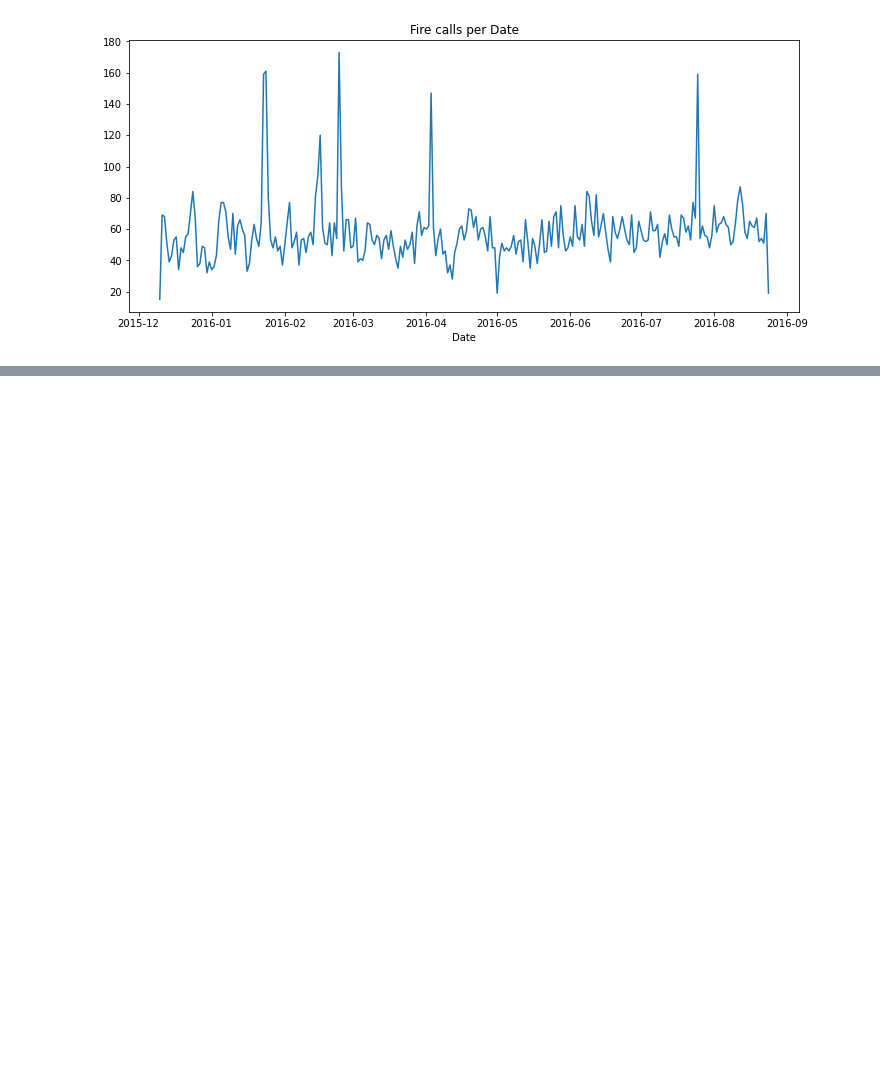
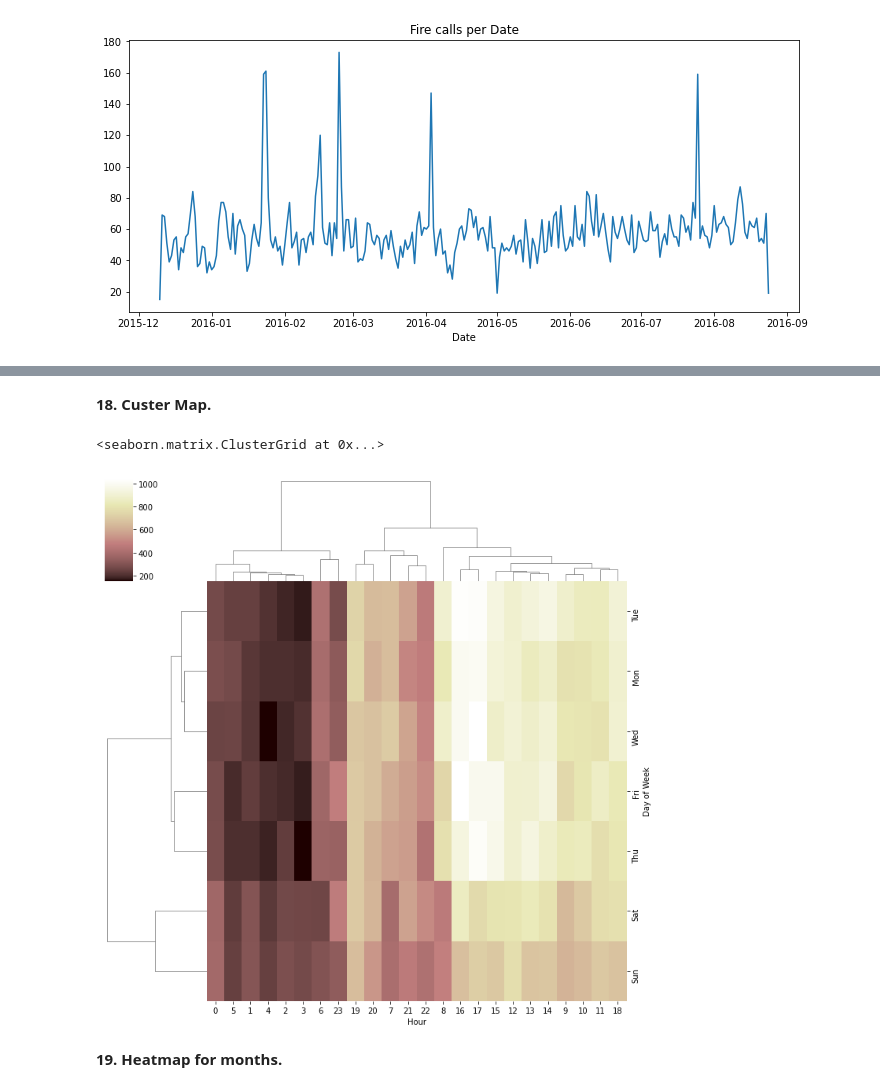
Before and after one commit to aamirmohiuddin38/Python---Data-Analysis, a Jupyter notebook: EDA Projects/Emergency_911_Calls.ipynb, the cells around one changed output, grey strips where cells are left out. Drawn from its saved outputs; the diff is of its cells as text; code cells hidden in the pictures; blank space fills up the shorter version.

```diff
--- a/EDA Projects/Emergency_911_Calls.ipynb
+++ b/EDA Projects/Emergency_911_Calls.ipynb
@@ -312,0 +357,9 @@ Text(0.5, 1.0, 'Fire calls per Date')
+# %% [markdown]
+**18. Custer Map.**
+# %%
+sns.clustermap(dayHour, cmap='pink')
+# %% [output]
+<seaborn.matrix.ClusterGrid at 0x...>
+[figure, added]
+# %% [markdown]
+**19. Heatmap for months.**
```
Also changed, not shown: parts of 10 cells of this notebook.
